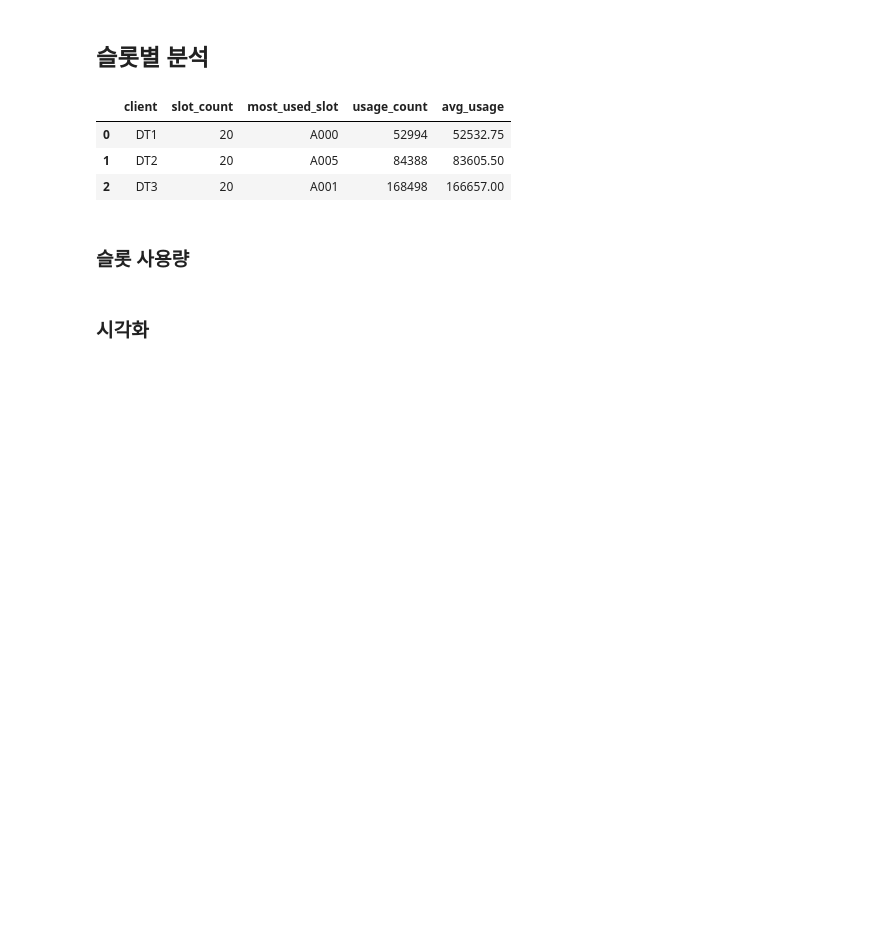
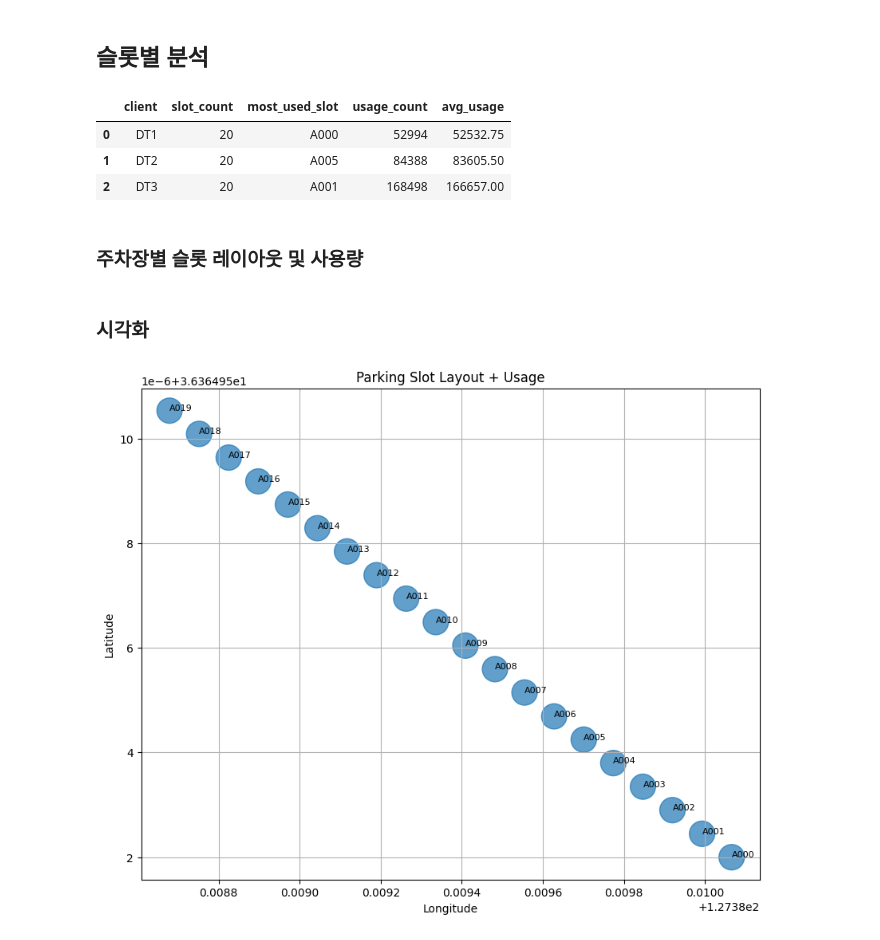
Before and after one commit to vin10ah/federated-learning-parking-datasets, a Jupyter notebook: notebooks/data_analysis.ipynb, the cells around one changed output. Drawn from its saved outputs; the diff is of its cells as text; code cells hidden in the pictures; blank space fills up the shorter version.

```diff
--- a/notebooks/data_analysis.ipynb
+++ b/notebooks/data_analysis.ipynb
@@ -174,6 +174,10 @@ display(
 | 1 | DT2 | 20 | A005 | 84388 | 83605.50 |
 | 2 | DT3 | 20 | A001 | 168498 | 166657.00 |
 # %% [markdown]
-### 슬롯 사용량
+### 주차장별 슬롯 레이아웃 및 사용량
 # %% [markdown]
 ### 시각화
+# %%
+plot_slot_layout_usage(datasets["DT1"]["timeline"])
+# %% [output]
+[figure, added]
```
Also changed, not shown: parts of 3 cells of this notebook, 2 other files.
